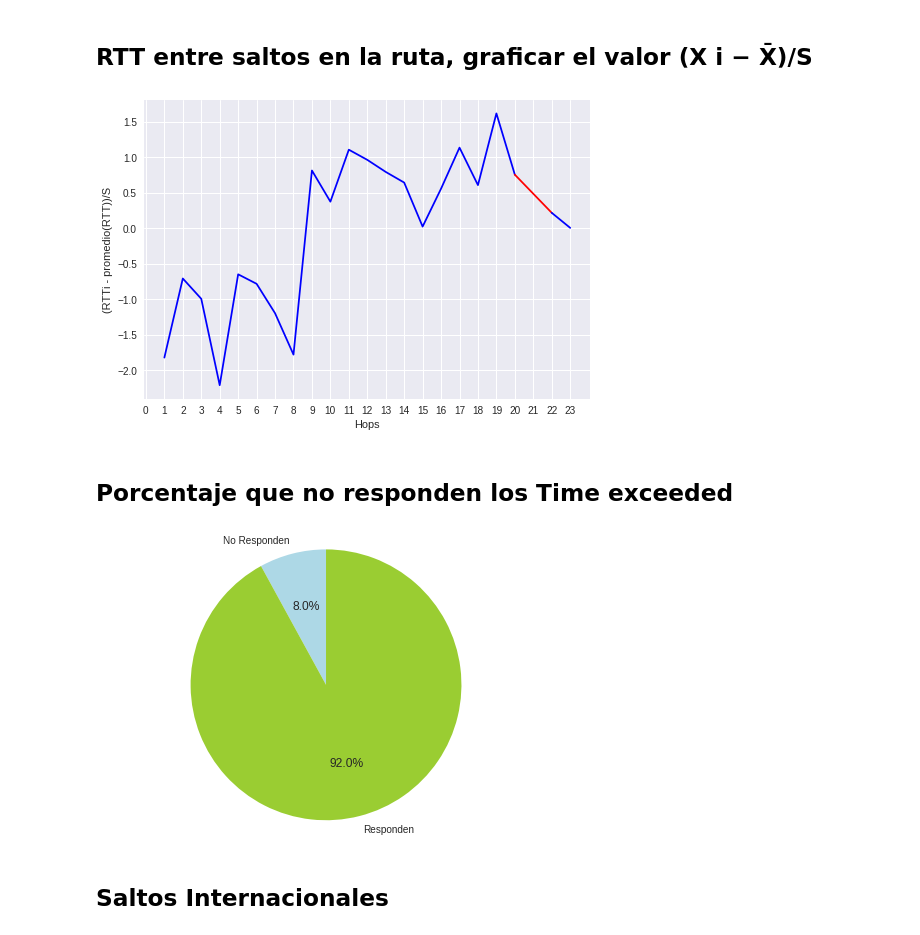
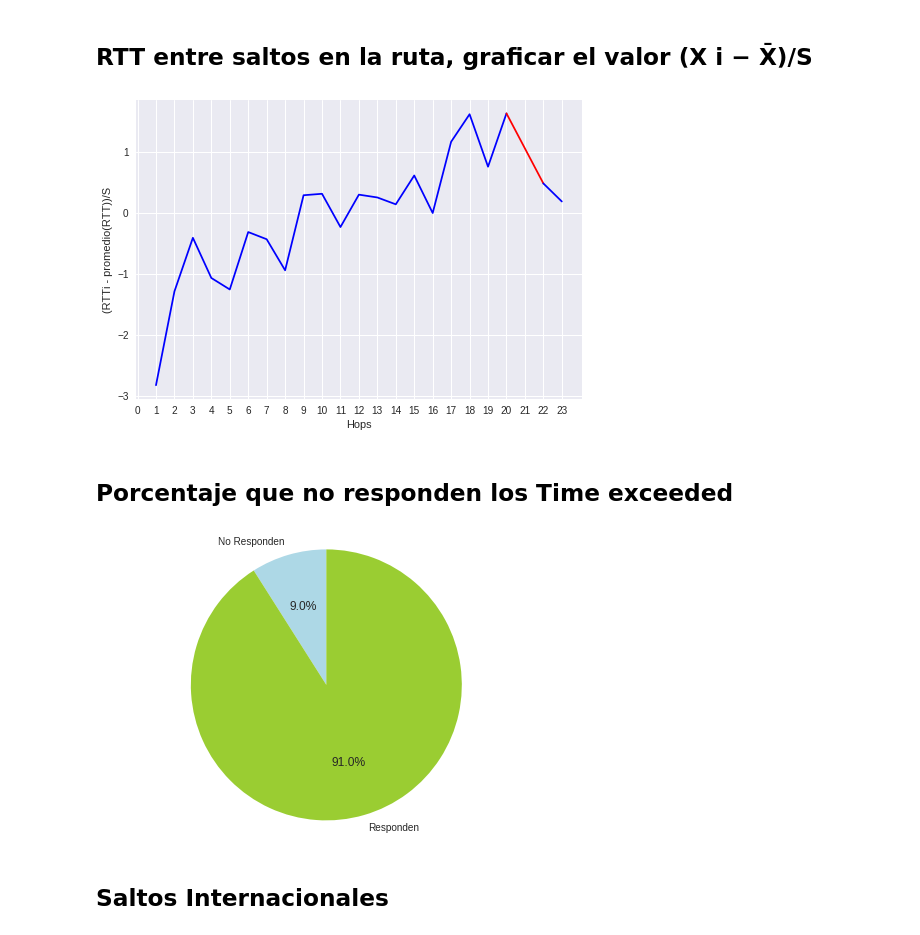
Before and after one commit to a-lavia/redes, a Jupyter notebook: tp2/Graficos Oxford.ipynb, the cells around one changed output. Drawn from its saved outputs; the diff is of its cells as text; code cells hidden in the pictures.

```diff
--- a/tp2/Graficos Oxford.ipynb
+++ b/tp2/Graficos Oxford.ipynb
@@ -35,2 +8,9 @@ def separarLstRtt(lstRtt):
+# %%
+def promedio(lst):
+    return sum(lst)/len(lst)
+
+def desvioEstandar(lst):
+    prom = promedio(lst)
+    return (sum([(x-prom)**2 for x in lst])/len(lst))**0.5
 # %% [markdown]
 # www.ox.ac.uk
@@ -86,40 +59,36 @@ plt.show()
 # %% [markdown]
 ## RTT entre saltos en la ruta, graficar el valor (X i − X̄)/S
 # %%
-prom = promedio(lstUnionRtt)
-s = desvioEstandar(lstUnionRtt)
-lstVal = [(x-prom) for x in lstUnionRtt]
+prom = promedio(lstRtt1 + [promedio([lstRtt1[len(lstRtt1)-1], lstRtt2[0]])] + lstRtt2)
+s = desvioEstandar(lstRtt1 + [promedio([lstRtt1[len(lstRtt1)-1], lstRtt2[0]])] + lstRtt2)
+lstVal1 = [(x-prom)/s for x in lstRtt1]
+lstValNull = [(x-prom)/s for x in lstRttNull]
+lstVal2 = [(x-prom)/s for x in lstRtt2]
 
-lstX1 = [y for x,y in lstRtt1]
-lstXNull = [y for x,y in lstRttNull]
-lstX2 = [y for x,y in lstRtt2]
-
-lstVal1 = [lstVal[idx-1] for idx in lstX1]
-lstValNull = [lstVal[idx-1] for idx in lstXNull]
-lstVal2 = [lstVal[idx-1] for idx in lstX2]
-
-lstValNull = [lstVal1[len(lstVal1)-1]] + lstValNull + [lstVal2[0]]
-lstXNull = [lstX1[len(lstX1)-1]] + lstXNull + [lstX2[0]]
+lstX1 = range(1,len(lstRtt1)+1)
+lstXNull = range(len(lstRtt1), len(lstRtt1) + len(lstRttNull))
+lstX2 = range(len(lstRtt1) + len(lstRttNull) -1, len(lstRtt1) + len(lstRttNull) + len(lstRtt2)-1)
 
 plt.plot(lstX1, lstVal1, 'blue')
 plt.plot(lstXNull, lstValNull, 'red')
 plt.plot(lstX2, lstVal2, 'blue')
 plt.ylabel('(RTTi - promedio(RTT))/S')
 plt.xlabel('Hops')
-plt.xticks(range(len(lstUnionRtt)+1), range(len(lstUnionRtt)+1))
+plt.xticks(range(len(lstRtt)+1), range(len(lstRtt)+1))
 plt.show()
 # %% [output]
-[figure, old version]
+[figure, new version]
 # %% [markdown]
 ## Porcentaje que no responden los Time exceeded
 # %%
-lstAllHops = dfAllHops['salto_intercontinental']
+maxVal = max(set(dfAllHops['hop_num']))
+lstTE = dfAllHops[dfAllHops['hop_num'] < maxVal]['ip_address']
 cantNull = 0
-for ip in lstAllHops:
+for ip in lstTE:
     if ip == 'null':
         cantNull+=1
 
-porcentajes = [cantNull, len(lstAllHops) - cantNull]
+porcentajes = [cantNull, len(lstTE) - cantNull]
 
 labels = 'No Responden', 'Responden'
 explode = [0,0]
@@ -130,6 +99,6 @@ ax1.pie(porcentajes, explode=explode, labels=labels, autopct='%1.1f%%',
 ax1.axis('equal')  # Equal aspect ratio ensures that pie is drawn as a circle.
 plt.show()
 # %% [output]
-[figure, old version]
+[figure, new version]
 # %% [markdown]
 ## Saltos Internacionales
```
Also changed, not shown: parts of 6 cells of this notebook, 2 other files.
